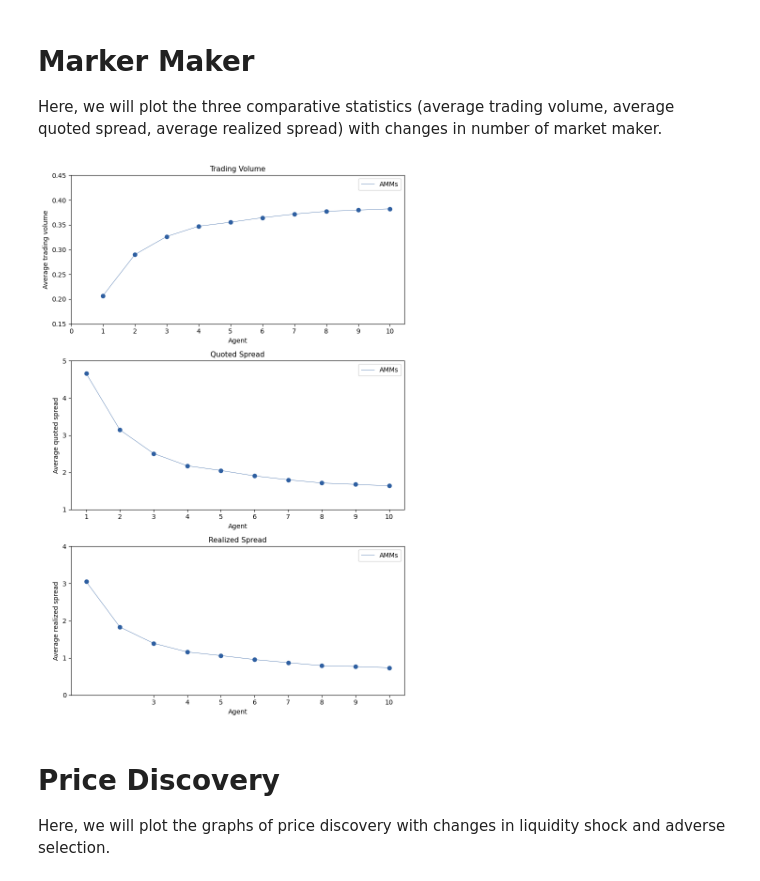
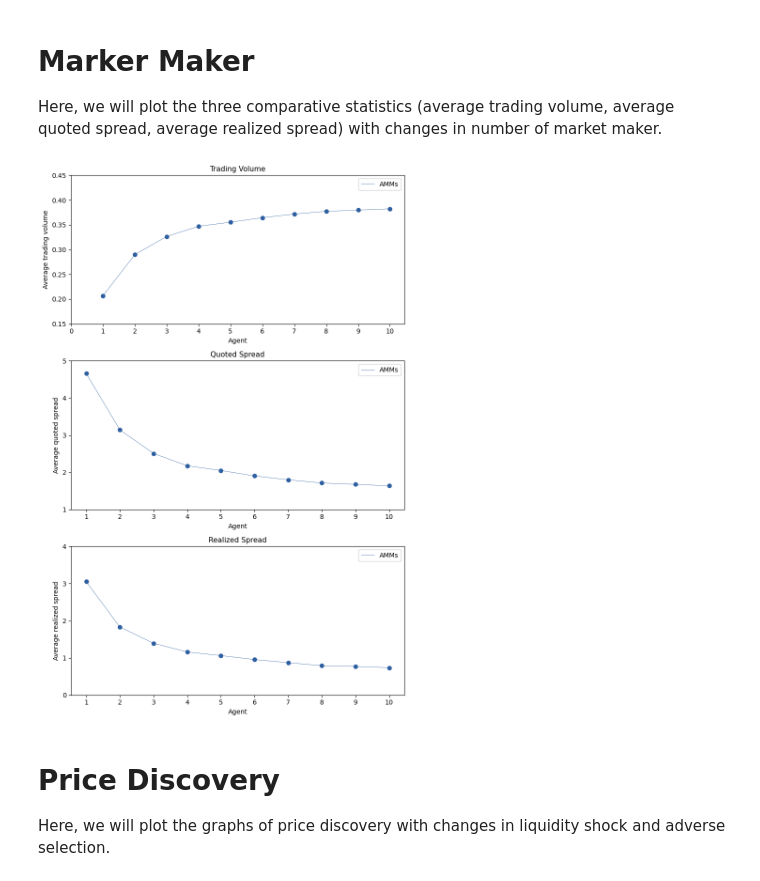
Before and after one commit to zhiconghu/Algorithmic-Pricing-and-Liquidity-in-Securities-Markets, a Jupyter notebook: Comparative Statistics.ipynb, the cells around one changed output. Cells and saved outputs as stored; diff of their text form; code cells hidden in the pictures.

Commit message:
graph fix

```diff
--- a/Comparative Statistics.ipynb
+++ b/Comparative Statistics.ipynb
@@ -238,35 +238,35 @@ axs[0].plot(agent['agent'], agent['trading_volume'], color = "#2e5fa1", linewidt
 axs[0].scatter(agent['agent'], agent['trading_volume'], color = "#2e5fa1")
 axs[0].set_title("Trading Volume", fontsize = 11)
 axs[0].set_xlabel('Agent', fontsize = 10)
 axs[0].set_ylabel("Average trading volume", fontsize = 10)
 axs[0].set_xticks(np.arange(0,11,1))
 axs[0].set_yticks(np.arange(0.15,0.5,0.05))
 axs[0].legend(loc = "upper right")
 
 axs[1].plot(agent['agent'], agent['quoted_spread'], color = "#2e5fa1", linewidth = 0.5, label = 'AMMs')
 axs[1].scatter(agent['agent'], agent['quoted_spread'], color = "#2e5fa1")
 axs[1].set_title("Quoted Spread", fontsize = 11)
 axs[1].set_xlabel('Agent', fontsize = 10)
 axs[1].set_ylabel("Average quoted spread", fontsize = 10)
 axs[1].set_xticks(np.arange(1,11,1))
 axs[1].set_yticks(np.arange(1,6,1))
 axs[1].legend(loc = "upper right")
 
 axs[2].plot(agent['agent'], agent['realized_spread'], color = "#2e5fa1", linewidth = 0.5, label = 'AMMs')
 axs[2].scatter(agent['agent'], agent['realized_spread'], color = "#2e5fa1")
 axs[2].set_title("Realized Spread", fontsize = 11)
 axs[2].set_xlabel('Agent', fontsize = 10)
 axs[2].set_ylabel("Average realized spread", fontsize = 10)
-axs[2].set_xticks(np.arange(3,11,1))
+axs[2].set_xticks(np.arange(1,11,1))
 axs[2].set_yticks(np.arange(0,5,1))
 axs[2].legend(loc = "upper right")
 
 fig.tight_layout()
 
 plt.savefig("./Figures/Comparative statics (Market Maker).png")
 plt.show()
 # %% [output]
-[figure, old version]
+[figure, new version]
 # %% [markdown]
 # Price Discovery
 
```
Also changed, not shown: parts of 1 cell of this notebook, 2 other files.
